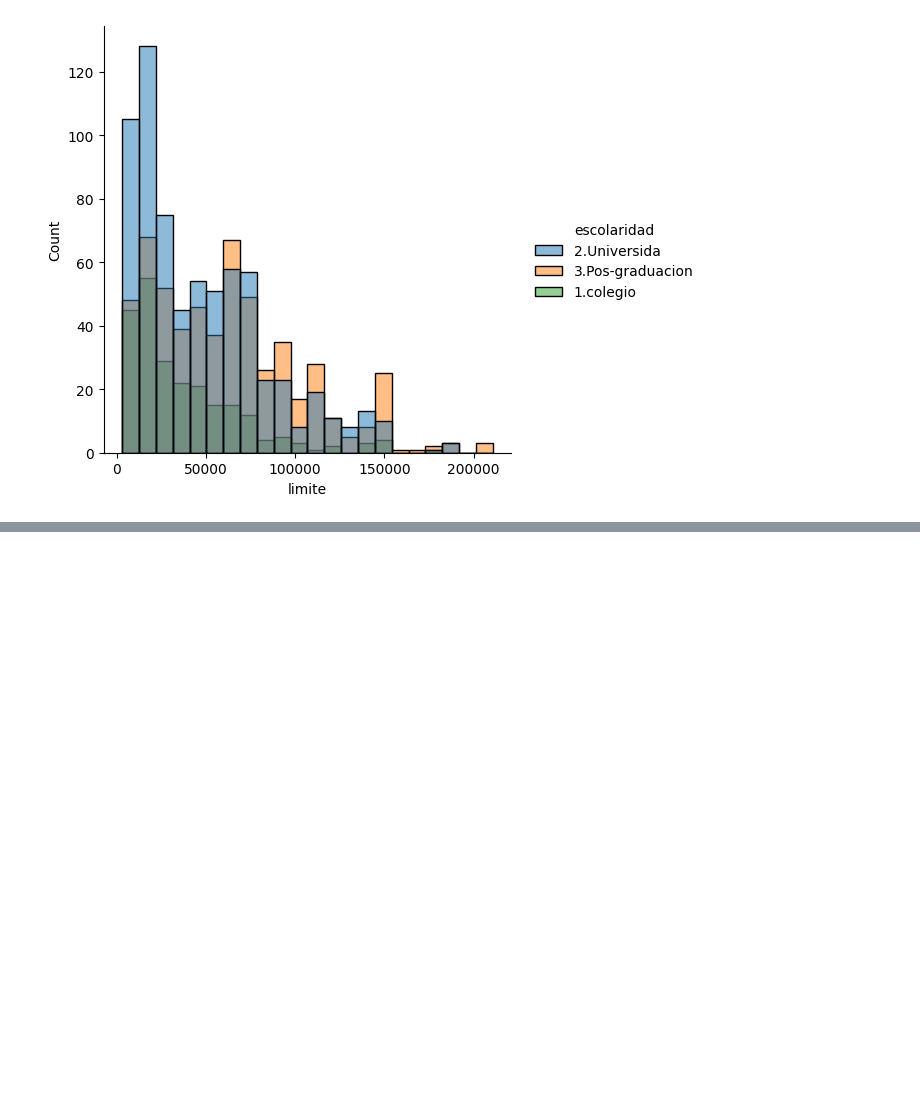
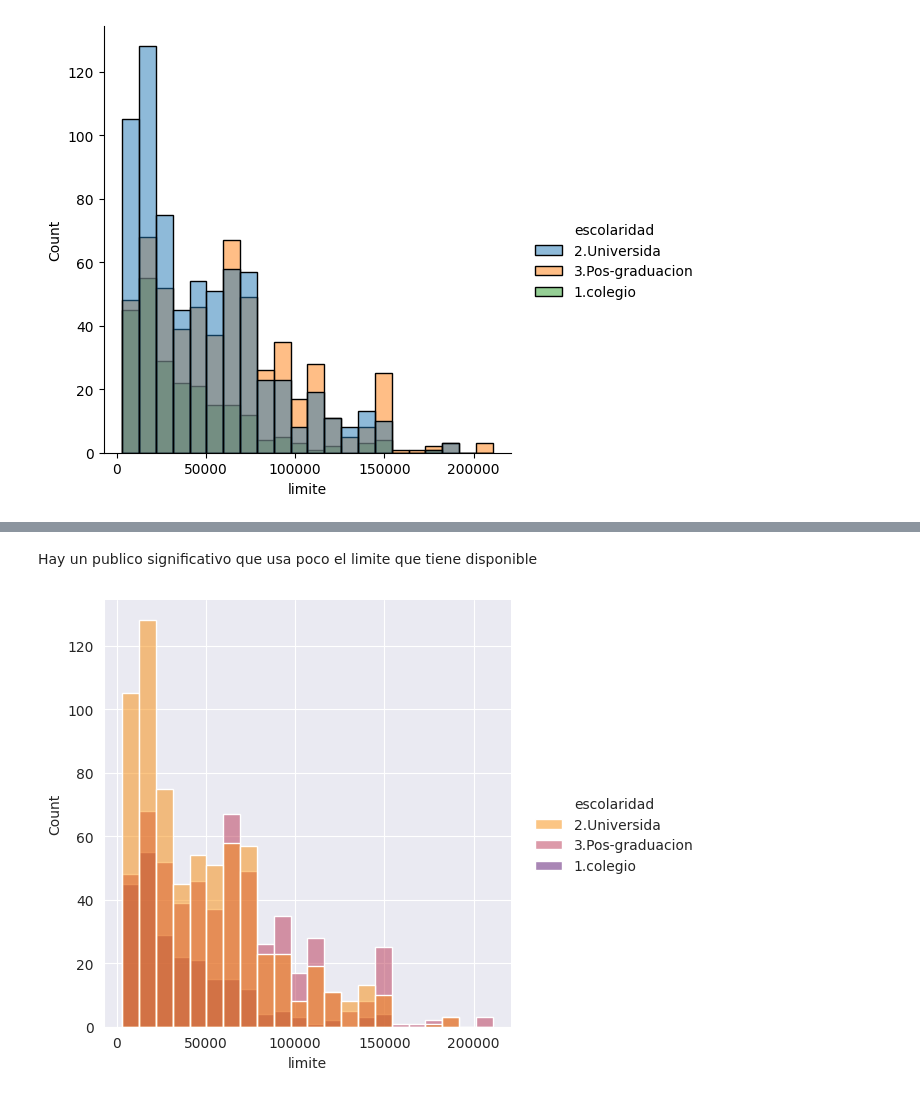
Before and after one commit to celioso/DataVisualizationExplorandoConSeaborn, a Jupyter notebook: analisis_de_Datos.ipynb, the cells around one changed output, grey strips where cells are left out. Saved outputs shown, nothing was run; the diff lists cells and outputs as text; code cells hidden in the pictures; blank space fills up the shorter version.

```diff
--- a/analisis_de_Datos.ipynb
+++ b/analisis_de_Datos.ipynb
@@ -237,0 +258,6 @@ sns.displot(data=tarjetas, x='limite', hue="escolaridad");
+# %% [markdown]
+Hay un publico significativo que usa poco el limite que tiene disponible
+# %%
+sns.displot(data=tarjetas, x='limite', hue="escolaridad", palette= "inferno_r"); # _r invierte los colores
+# %% [output]
+[figure, added]
```
Also changed, not shown: parts of 6 cells of this notebook, 1 other file.
